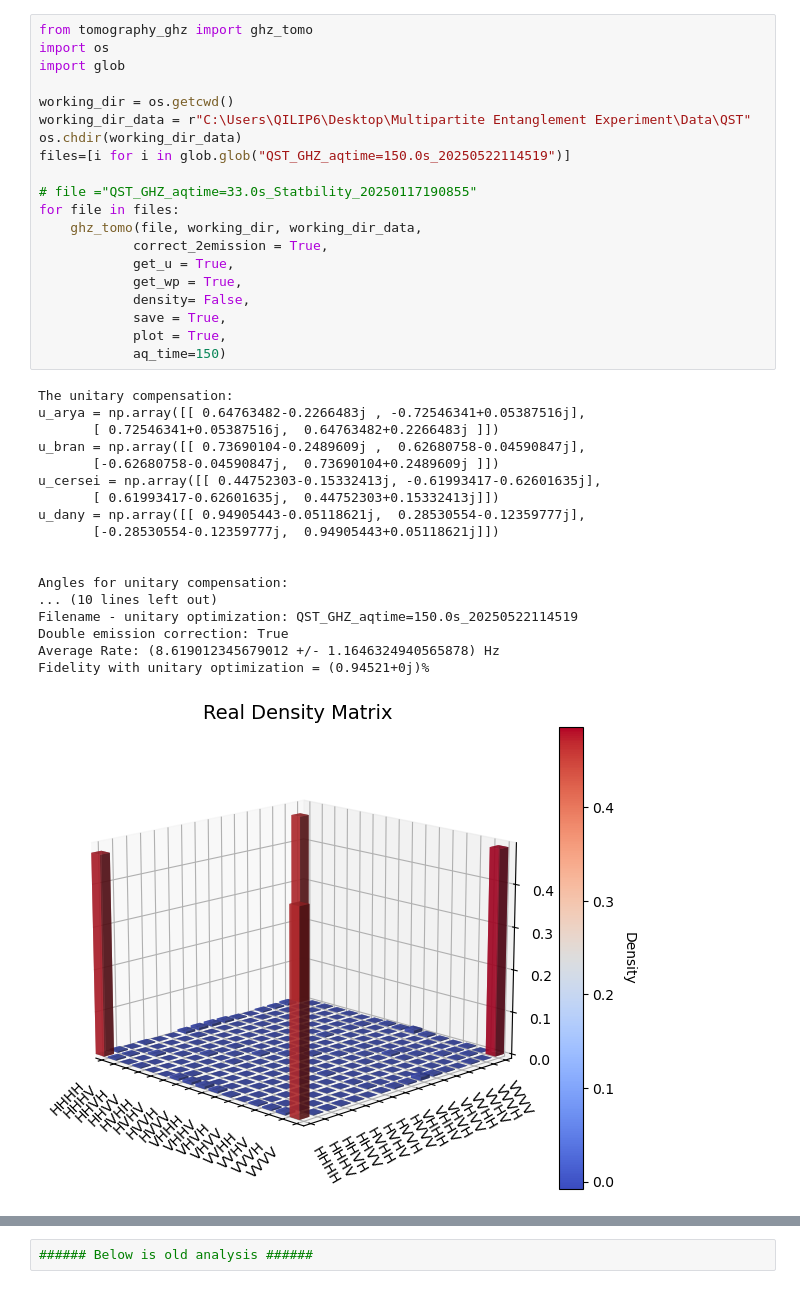
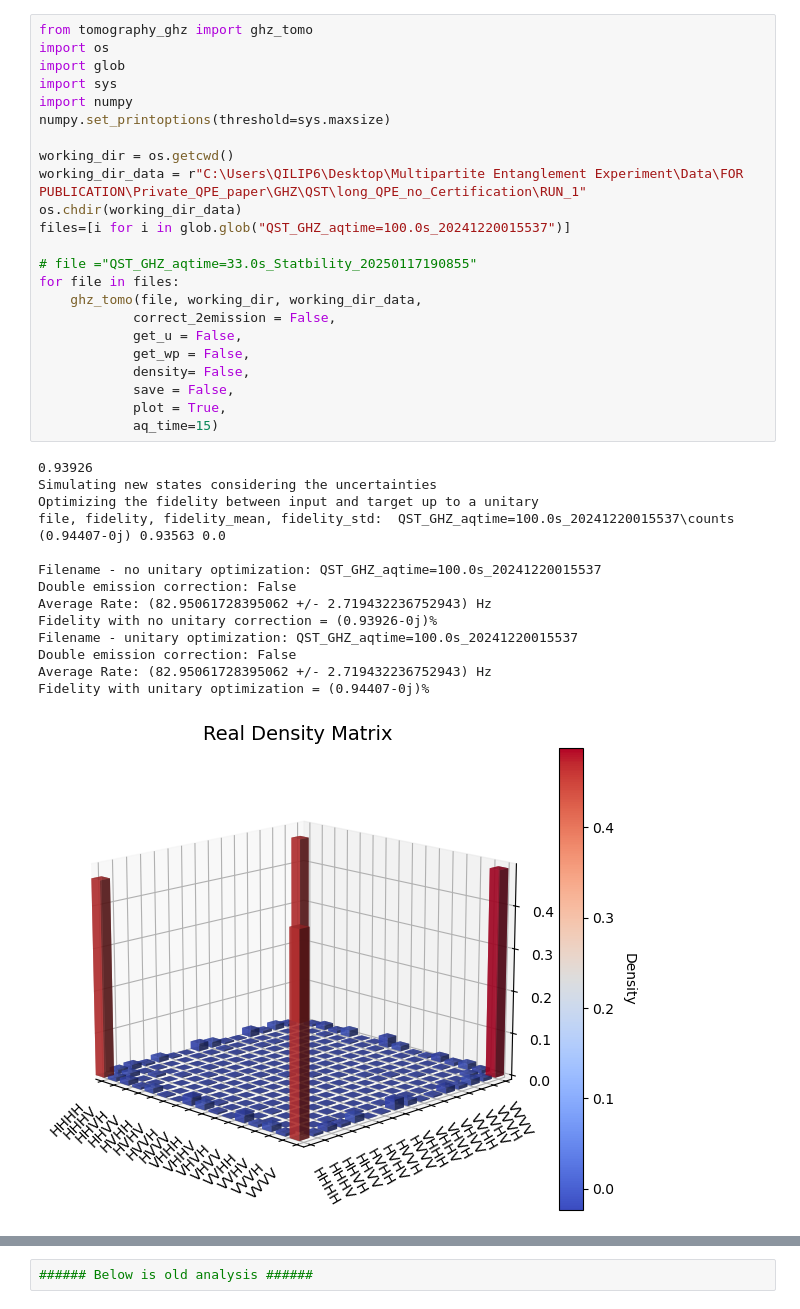
Before and after one commit to Multi-photon-lab-LIP6/Tomography, a Jupyter notebook: Quantum State Tomography GHZ.ipynb, the cells around one changed output, grey strips where cells are left out. Drawn from its saved outputs; the diff is of its cells as text.

```diff
--- a/Quantum State Tomography GHZ.ipynb
+++ b/Quantum State Tomography GHZ.ipynb
@@ -1,39 +1,38 @@
 # %%
 from tomography_ghz import ghz_tomo
 import os
 import glob
+import sys
+import numpy
+numpy.set_printoptions(threshold=sys.maxsize)
 
 working_dir = os.getcwd()
-working_dir_data = r"C:\Users\QILIP6\Desktop\Multipartite Entanglement Experiment\Data\QST"
+working_dir_data = r"C:\Users\QILIP6\Desktop\Multipartite Entanglement Experiment\Data\FOR PUBLICATION\Private_QPE_paper\GHZ\QST\long_QPE_no_Certification\RUN_1"
 os.chdir(working_dir_data)
-files=[i for i in glob.glob("QST_GHZ_aqtime=150.0s_20250522114519")]
+files=[i for i in glob.glob("QST_GHZ_aqtime=100.0s_20241220015537")]
 
 # file ="QST_GHZ_aqtime=33.0s_Statbility_20250117190855"
 for file in files:
     ghz_tomo(file, working_dir, working_dir_data,
-            correct_2emission = True,
-            get_u = True,
-            get_wp = True,
+            correct_2emission = False,
+            get_u = False,
+            get_wp = False,
             density= False,
-            save = True,
+            save = False,
             plot = True,
-            aq_time=150)
+            aq_time=15)
 # %% [output]
-The unitary compensation:
-u_arya = np.array([[ 0.64763482-0.2266483j , -0.72546341+0.05387516j],
-       [ 0.72546341+0.05387516j,  0.64763482+0.2266483j ]])
-u_bran = np.array([[ 0.73690104-0.2489609j ,  0.62680758-0.04590847j],
-       [-0.62680758-0.04590847j,  0.73690104+0.2489609j ]])
-u_cersei = np.array([[ 0.44752303-0.15332413j, -0.61993417-0.62601635j],
-       [ 0.61993417-0.62601635j,  0.44752303+0.15332413j]])
-u_dany = np.array([[ 0.94905443-0.05118621j,  0.28530554-0.12359777j],
-       [-0.28530554-0.12359777j,  0.94905443+0.05118621j]])
+0.93926
+Simulating new states considering the uncertainties
+Optimizing the fidelity between input and target up to a unitary
+file, fidelity, fidelity_mean, fidelity_std:  QST_GHZ_aqtime=100.0s_20241220015537\counts (0.94407-0j) 0.93563 0.0
 
-
-Angles for unitary compensation:
-... (10 lines left out)
-Filename - unitary optimization: QST_GHZ_aqtime=150.0s_20250522114519
-Double emission correction: True
-Average Rate: (8.619012345679012 +/- 1.1646324940565878) Hz
-Fidelity with unitary optimization = (0.94521+0j)%
+Filename - no unitary optimization: QST_GHZ_aqtime=100.0s_20241220015537
+Double emission correction: False
+Average Rate: (82.95061728395062 +/- 2.719432236752943) Hz
+Fidelity with no unitary correction = (0.93926-0j)%
+Filename - unitary optimization: QST_GHZ_aqtime=100.0s_20241220015537
+Double emission correction: False
+Average Rate: (82.95061728395062 +/- 2.719432236752943) Hz
+Fidelity with unitary optimization = (0.94407-0j)%
-[figure, old version]
+[figure, new version]
```
Also changed, not shown: parts of 18 cells of this notebook, 8 other files.
